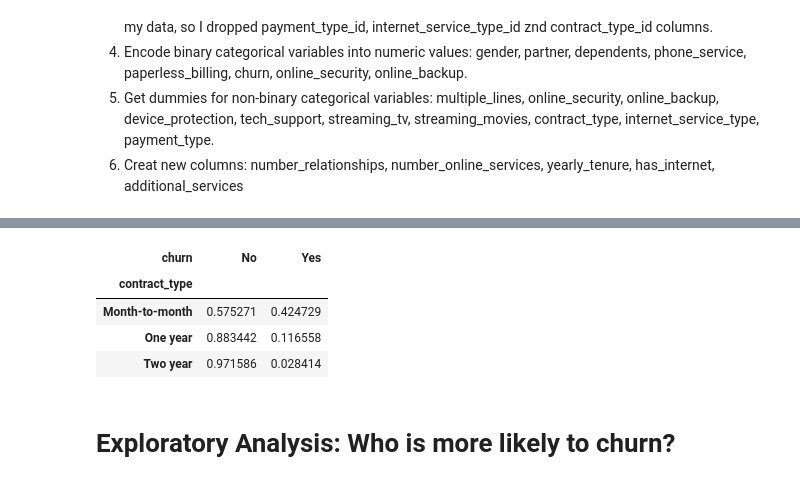
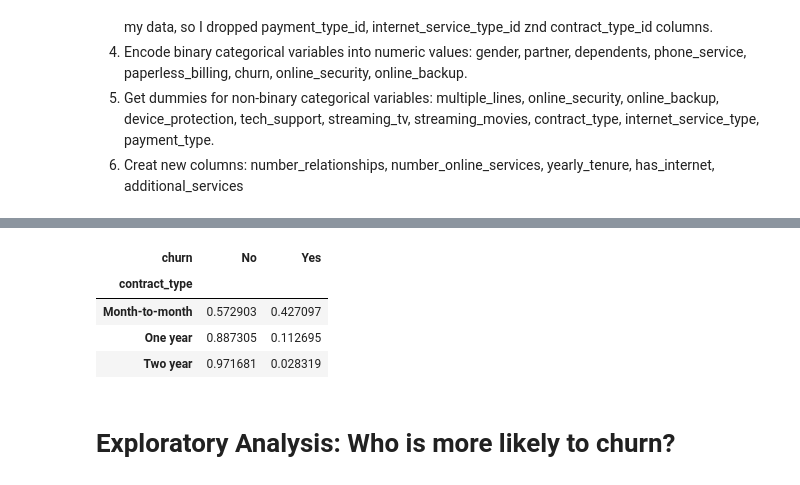
Before and after one commit to Chenchen070/classification_project_telco, a Jupyter notebook: telco_churn_report.ipynb, the cells around one changed output, grey strips where cells are left out. Saved outputs shown, nothing was run; the diff lists cells and outputs as text; code cells hidden in the pictures.

```diff
--- a/telco_churn_report.ipynb
+++ b/telco_churn_report.ipynb
@@ -103,11 +98,11 @@ sns.histplot(data = train, x = 'contract_type', hue = 'churn')
 # %%
-pd.crosstab(train.contract_type, train.churn, normalize = 'index')
+pd.crosstab(df.contract_type, df.churn, normalize = 'index')
 # %% [output]
 | churn | No | Yes |
 | contract_type |  |  |
-| Month-to-month | 0.575271 | 0.424729 |
-| One year | 0.883442 | 0.116558 |
-| Two year | 0.971586 | 0.028414 |
+| Month-to-month | 0.572903 | 0.427097 |
+| One year | 0.887305 | 0.112695 |
+| Two year | 0.971681 | 0.028319 |
 # %% [markdown]
 # Exploratory Analysis: Who is more likely to churn?
 # %% [markdown]
```
Also changed, not shown: parts of 30 cells of this notebook.
